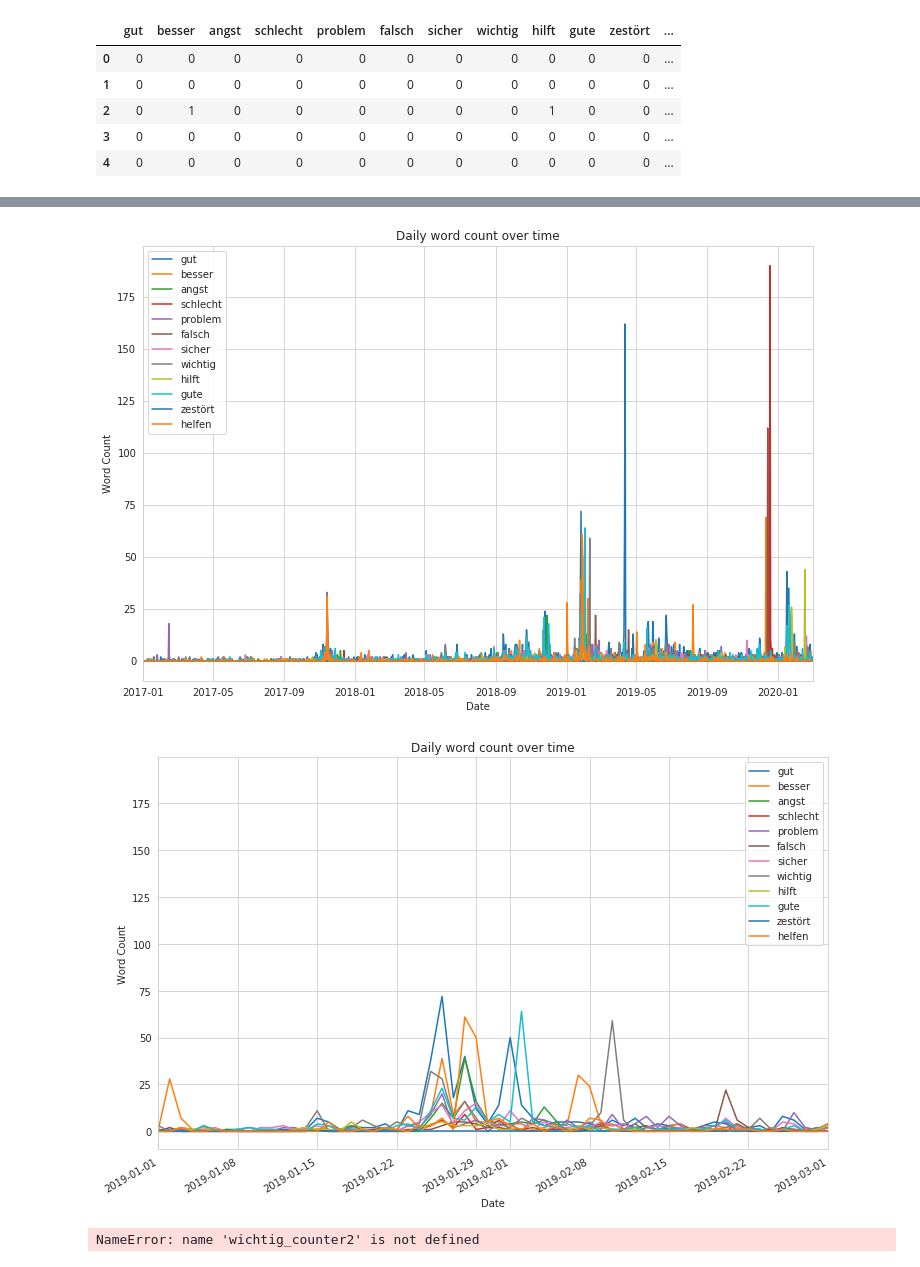
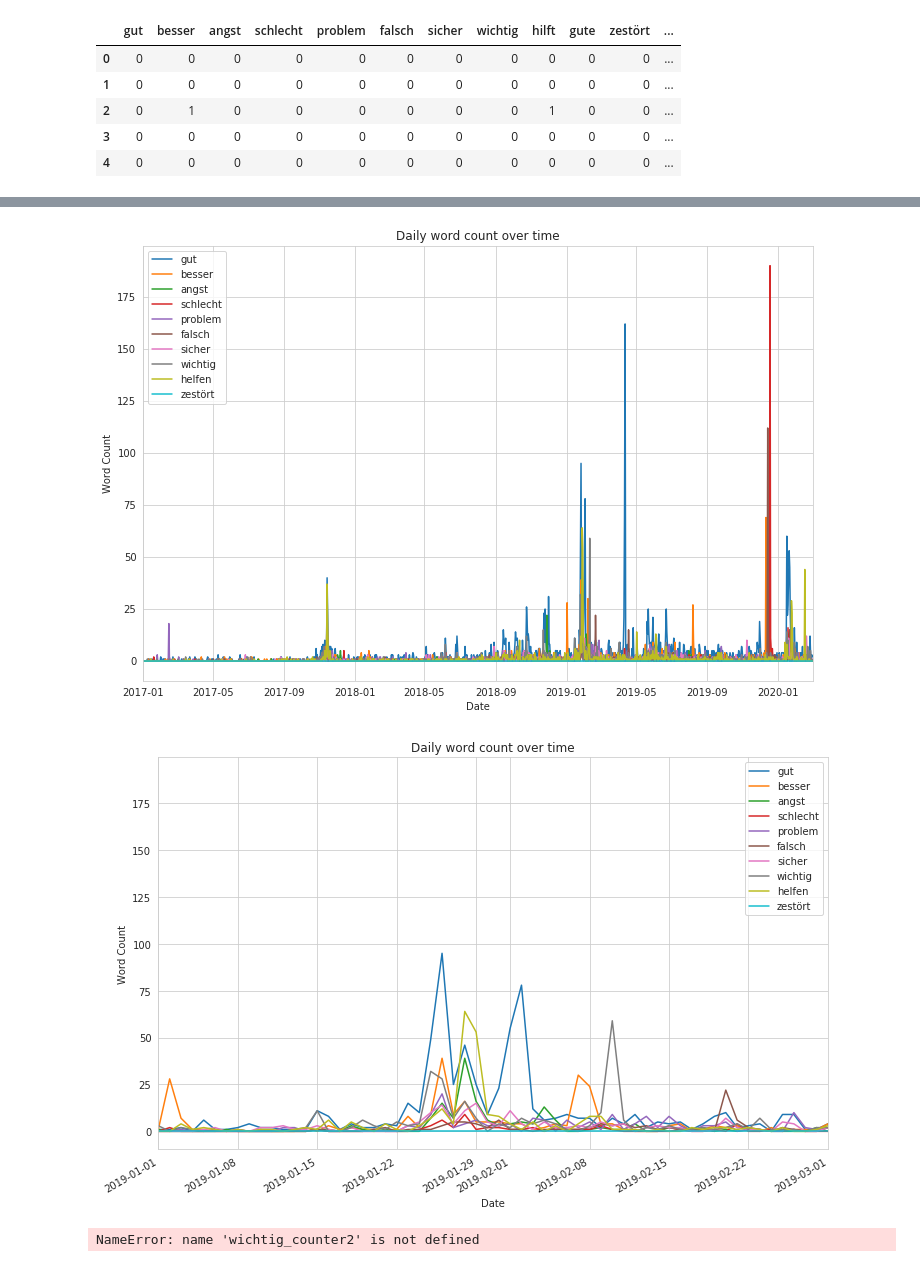
Before and after one commit to yuantinglee/twitter-discourse, a Jupyter notebook: analysis/word_shifts.ipynb, the cells around one changed output, grey strips where cells are left out. Drawn from its saved outputs; the diff is of its cells as text; code cells hidden in the pictures.

Commit message:
update top word freq plots

```diff
--- a/analysis/word_shifts.ipynb
+++ b/analysis/word_shifts.ipynb
@@ -1599,6 +1599,13 @@ texts_de_word_count.head()
 | 2 | 6089959841 | 2009-11-26 19:18:40+00:00 | #Klimaschutz: Eine Maßnahme hilft... | de | 0.086533 | 2009-11-26 | 0 | 1 | 0 | 0 | ... |
 | 3 | 6230764335 | 2009-12-01 09:41:27+00:00 | ak2 diskutiert Mindestwirkungsgra... | de | 0.000000 | 2009-12-01 | 0 | 0 | 0 | 0 | ... |
 | 4 | 6265364638 | 2009-12-02 10:05:53+00:00 | #Klimawandel: im Moment haben off... | de | 0.000000 | 2009-12-02 | 0 | 0 | 0 | 0 | ... |
+# %%
+# summing those with the same root words
+gut2 = texts_de_word_count['gut'] + texts_de_word_count['gute']
+helf2 = texts_de_word_count['hilft'] + texts_de_word_count['helfen']
+
+texts_de_word_count['gut2'] = gut2
+texts_de_word_count['helf2'] = helf2
 # %%
 words_list = ['gut' , 'besser', 'angst', 'schlecht', 'problem', 'falsch',
               'sicher', 'wichtig', 'hilft', 'gute', 'zestört', 'helfen']
@@ -1615,11 +1622,15 @@ hilft_sum_daily = texts_de_word_count.groupby(pd.Grouper(key='date_only',freq='D
 gute_sum_daily = texts_de_word_count.groupby(pd.Grouper(key='date_only',freq='D'))['gute'].sum()
 zestört_sum_daily = texts_de_word_count.groupby(pd.Grouper(key='date_only',freq='D'))['zestört'].sum()
 helfen_sum_daily = texts_de_word_count.groupby(pd.Grouper(key='date_only',freq='D'))['helfen'].sum()
+# %%
+gut2_sum_daily = texts_de_word_count.groupby(pd.Grouper(key='date_only',freq='D'))['gut2'].sum()
+helf2_sum_daily = texts_de_word_count.groupby(pd.Grouper(key='date_only',freq='D'))['helf2'].sum()
 # %%
 # plot trend
 fig, ax = plt.subplots(figsize=(12,8))
 
-sns.lineplot(gut_sum_daily.index, gut_sum_daily, label='gut',ax = ax)
+sns.lineplot(gut2_sum_daily.index, gut2_sum_daily, label='gut',ax = ax)
+#sns.lineplot(gut_sum_daily.index, gut_sum_daily, label='gut',ax = ax)
 sns.lineplot(besser_sum_daily.index, besser_sum_daily, label='besser',ax = ax)
 sns.lineplot(angst_sum_daily.index, angst_sum_daily, label='angst',ax = ax)
 sns.lineplot(schlecht_sum_daily.index, schlecht_sum_daily, label='schlecht',ax = ax)
@@ -1627,10 +1638,11 @@ sns.lineplot(problem_sum_daily.index, problem_sum_daily, label='problem',ax = ax
 sns.lineplot(falsch_sum_daily.index, falsch_sum_daily, label='falsch',ax = ax)
 sns.lineplot(sicher_sum_daily.index, sicher_sum_daily, label='sicher',ax = ax)
 sns.lineplot(wichtig_sum_daily.index, wichtig_sum_daily, label='wichtig',ax = ax)
-sns.lineplot(hilft_sum_daily.index, hilft_sum_daily, label='hilft',ax = ax)
-sns.lineplot(gute_sum_daily.index, gute_sum_daily, label='gute',ax = ax)
+sns.lineplot(helf2_sum_daily.index, helf2_sum_daily, label='helfen',ax = ax)
+#sns.lineplot(hilft_sum_daily.index, hilft_sum_daily, label='hilft',ax = ax)
+#sns.lineplot(gute_sum_daily.index, gute_sum_daily, label='gute',ax = ax)
 sns.lineplot(zestört_sum_daily.index, zestört_sum_daily, label='zestört',ax = ax)
-sns.lineplot(helfen_sum_daily.index, helfen_sum_daily, label='helfen',ax = ax)
+#sns.lineplot(helfen_sum_daily.index, helfen_sum_daily, label='helfen',ax = ax)
 
 
 ax.set(xlim=(datetime.datetime.strptime('2017-01-01', '%Y-%m-%d'),
@@ -1641,36 +1653,39 @@ ax.set(xlim=(datetime.datetime.strptime('2017-01-01', '%Y-%m-%d'),
 
 
 plt.show()
+fig.savefig('plots/wordshift_topword_freq.png', dpi=300, bbox_inches='tight')
 # %% [output]
-[figure, old version]
+[figure, new version]
 # %%
 # release of report
 fig, ax = plt.subplots(figsize=(12,8))
 
-sns.lineplot(gut_sum_daily.index, gut_sum_daily, label='gut',ax = ax)
+sns.lineplot(gut2_sum_daily.index, gut2_sum_daily, label='gut',ax = ax)
+#sns.lineplot(gut_sum_daily.index, gut_sum_daily, label='gut',ax = ax)
 sns.lineplot(besser_sum_daily.index, besser_sum_daily, label='besser',ax = ax)
 sns.lineplot(angst_sum_daily.index, angst_sum_daily, label='angst',ax = ax)
 sns.lineplot(schlecht_sum_daily.index, schlecht_sum_daily, label='schlecht',ax = ax)
 sns.lineplot(problem_sum_daily.index, problem_sum_daily, label='problem',ax = ax)
 sns.lineplot(falsch_sum_daily.index, falsch_sum_daily, label='falsch',ax = ax)
 sns.lineplot(sicher_sum_daily.index, sicher_sum_daily, label='sicher',ax = ax)
 sns.lineplot(wichtig_sum_daily.index, wichtig_sum_daily, label='wichtig',ax = ax)
-sns.lineplot(hilft_sum_daily.index, hilft_sum_daily, label='hilft',ax = ax)
-sns.lineplot(gute_sum_daily.index, gute_sum_daily, label='gute',ax = ax)
+sns.lineplot(helf2_sum_daily.index, helf2_sum_daily, label='helfen',ax = ax)
+#sns.lineplot(hilft_sum_daily.index, hilft_sum_daily, label='hilft',ax = ax)
+#sns.lineplot(gute_sum_daily.index, gute_sum_daily, label='gute',ax = ax)
 sns.lineplot(zestört_sum_daily.index, zestört_sum_daily, label='zestört',ax = ax)
-sns.lineplot(helfen_sum_daily.index, helfen_sum_daily, label='helfen',ax = ax)
-
+#sns.lineplot(helfen_sum_daily.index, helfen_sum_daily, label='helfen',ax = ax)
 
 ax.set(xlim=(datetime.datetime.strptime('2019-01-01', '%Y-%m-%d'),
              datetime.datetime.strptime('2019-03-01', '%Y-%m-%d')),
        xlabel="Date",
        ylabel="Word Count",
        title="Daily word count over time")
 
 fig.autofmt_xdate()
 plt.show()
+fig.savefig('plots/wordshift_topword_freq_zoom.png', dpi=300, bbox_inches='tight')
 # %% [output]
-[figure, old version]
+[figure, new version]
 # %%
 # repeat for climate
 # gut
```
Also changed, not shown: 2 other files.
